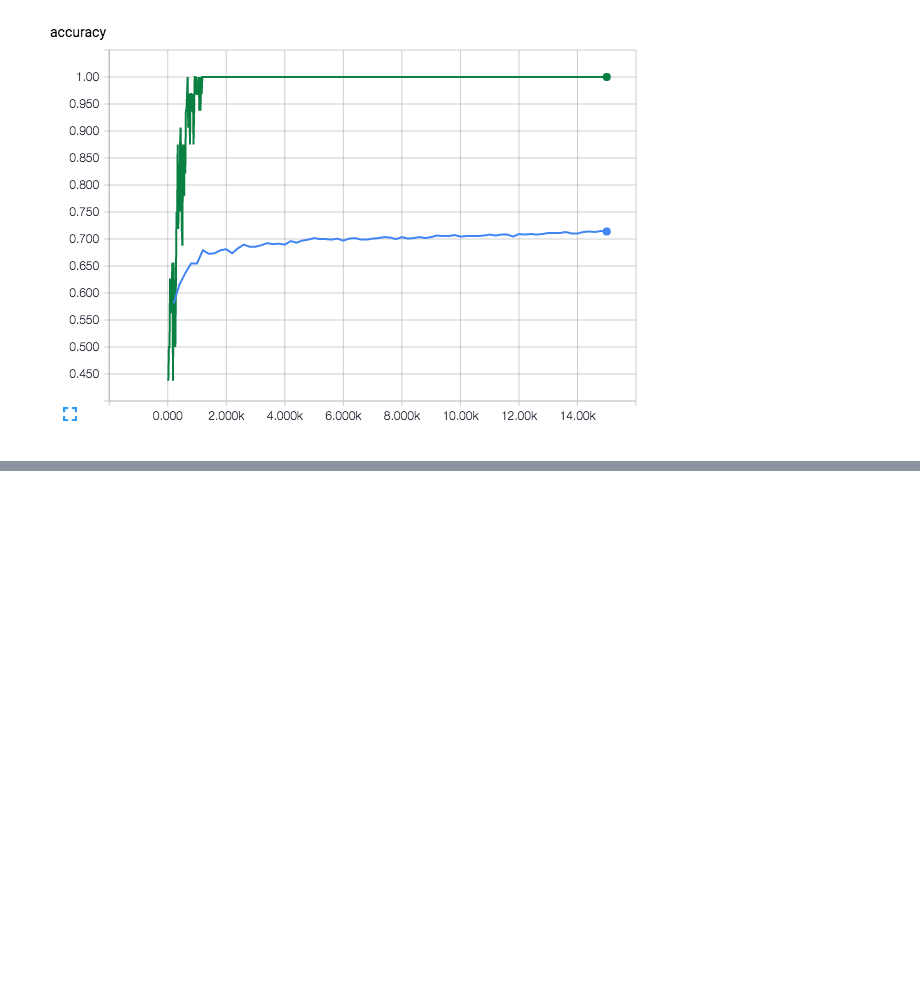
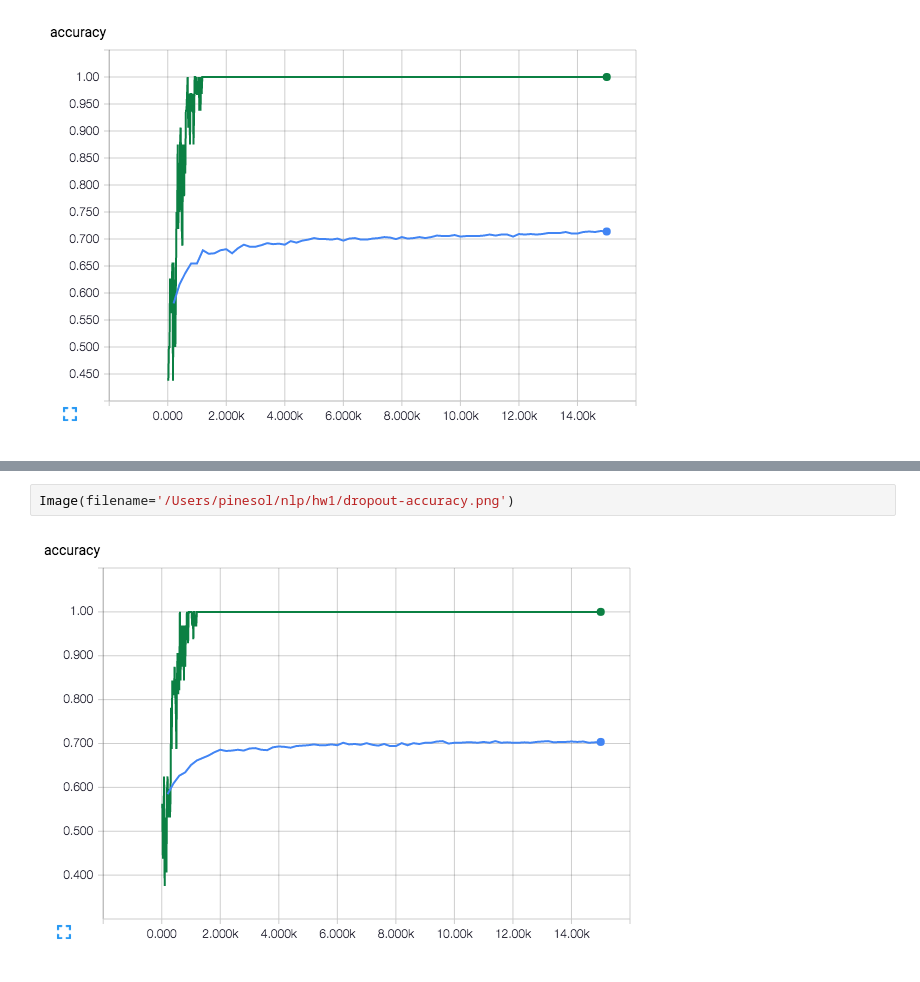
Before and after one commit to pinesol/nlp, a Jupyter notebook: hw1/Homework 1.ipynb, the cells around one changed output, grey strips where cells are left out. Drawn from its saved outputs; the diff is of its cells as text; blank space fills up the shorter version.

```diff
--- a/hw1/Homework 1.ipynb
+++ b/hw1/Homework 1.ipynb
@@ -34,0 +64,4 @@ Image(filename='/Users/pinesol/nlp/hw1/base-accuracy.png')
+# %%
+Image(filename='/Users/pinesol/nlp/hw1/dropout-accuracy.png')
+# %% [output]
+[figure, added]
```
Also changed, not shown: parts of 2 cells of this notebook, 2 other files.
